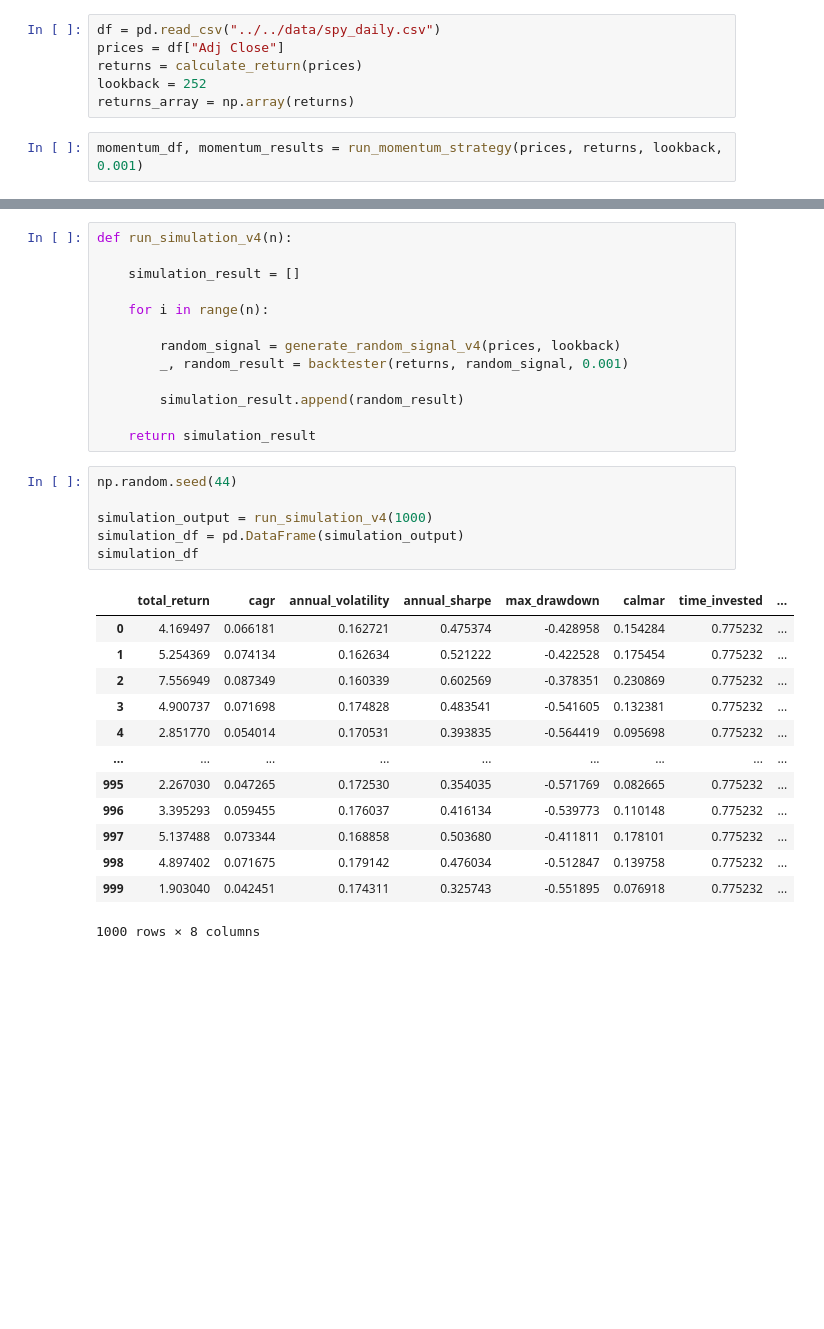
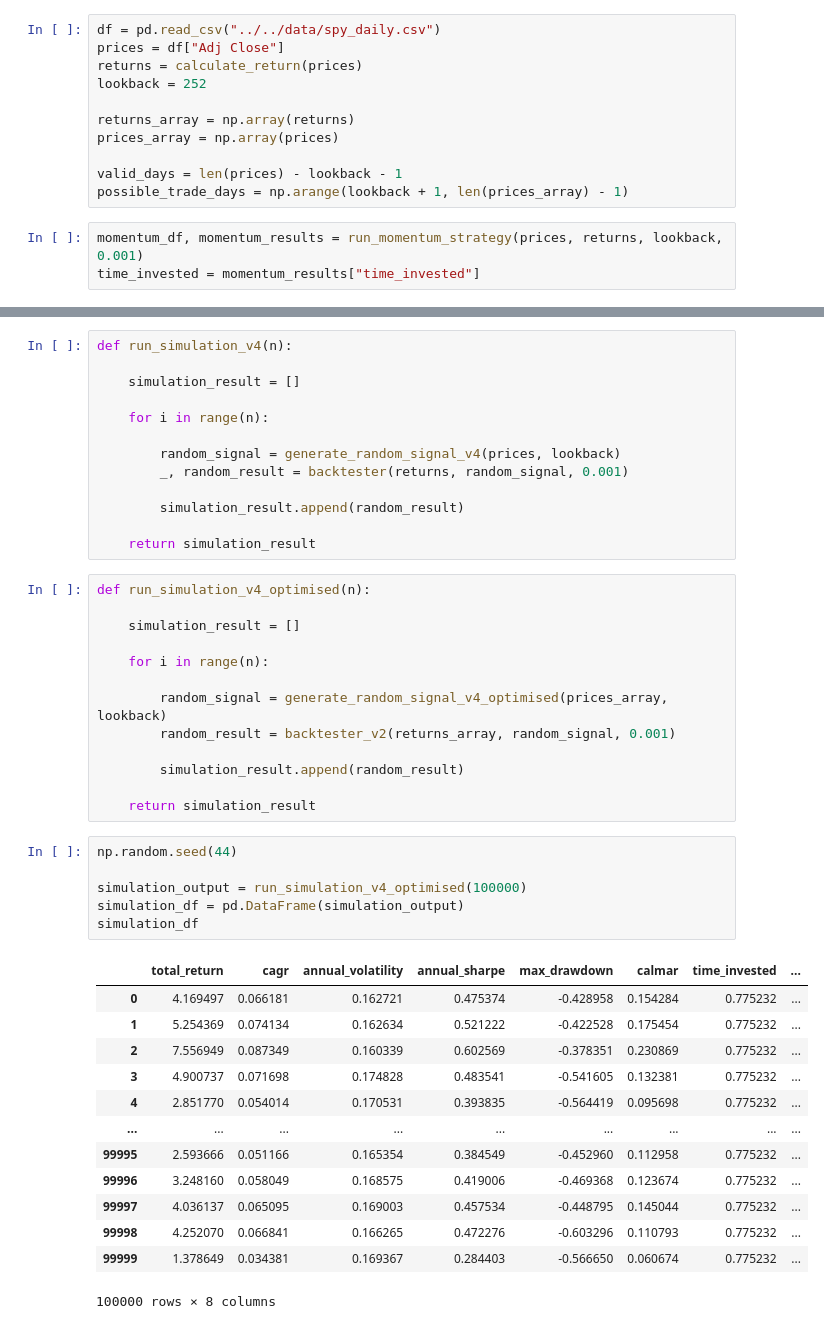
Before and after one commit to adeeb-sarfraz/Momentum-Strategy-Evaluation, a Jupyter notebook: notebooks/random_benchmarks/3.3_exposure_and_trade_count_matched_random.ipynb, the cells around one changed output, grey strips where cells are left out. Drawn from its saved outputs; the diff is of its cells as text; blank space fills up the shorter version.

```diff
--- a/notebooks/random_benchmarks/3.3_exposure_and_trade_count_matched_random.ipynb
+++ b/notebooks/random_benchmarks/3.3_exposure_and_trade_count_matched_random.ipynb
@@ -15,6 +15,12 @@ df = pd.read_csv("../../data/spy_daily.csv")
 prices = df["Adj Close"]
 returns = calculate_return(prices)
 lookback = 252
+
 returns_array = np.array(returns)
+prices_array = np.array(prices)
+
+valid_days = len(prices) - lookback - 1
+possible_trade_days = np.arange(lookback + 1, len(prices_array) - 1)
 # %%
 momentum_df, momentum_results = run_momentum_strategy(prices, returns, lookback, 0.001)
+time_invested = momentum_results["time_invested"]
@@ -91,24 +121,37 @@ def run_simulation_v4(n):
         simulation_result.append(random_result)
 
     return simulation_result
+# %%
+def run_simulation_v4_optimised(n):
+
+    simulation_result = []
+
+    for i in range(n):
+
+        random_signal = generate_random_signal_v4_optimised(prices_array, lookback)
+        random_result = backtester_v2(returns_array, random_signal, 0.001)
+
+        simulation_result.append(random_result)
+
+    return simulation_result
 # %%
 np.random.seed(44)
 
-simulation_output = run_simulation_v4(1000)
+simulation_output = run_simulation_v4_optimised(100000)
 simulation_df = pd.DataFrame(simulation_output)
 simulation_df
 # %% [output]
 |  | total_return | cagr | annual_volatility | annual_sharpe | max_drawdown | calmar | time_invested | ... |
 | 0 | 4.169497 | 0.066181 | 0.162721 | 0.475374 | -0.428958 | 0.154284 | 0.775232 | ... |
 | 1 | 5.254369 | 0.074134 | 0.162634 | 0.521222 | -0.422528 | 0.175454 | 0.775232 | ... |
 | 2 | 7.556949 | 0.087349 | 0.160339 | 0.602569 | -0.378351 | 0.230869 | 0.775232 | ... |
 | 3 | 4.900737 | 0.071698 | 0.174828 | 0.483541 | -0.541605 | 0.132381 | 0.775232 | ... |
 | 4 | 2.851770 | 0.054014 | 0.170531 | 0.393835 | -0.564419 | 0.095698 | 0.775232 | ... |
 | ... | ... | ... | ... | ... | ... | ... | ... | ... |
-| 995 | 2.267030 | 0.047265 | 0.172530 | 0.354035 | -0.571769 | 0.082665 | 0.775232 | ... |
-| 996 | 3.395293 | 0.059455 | 0.176037 | 0.416134 | -0.539773 | 0.110148 | 0.775232 | ... |
-| 997 | 5.137488 | 0.073344 | 0.168858 | 0.503680 | -0.411811 | 0.178101 | 0.775232 | ... |
-| 998 | 4.897402 | 0.071675 | 0.179142 | 0.476034 | -0.512847 | 0.139758 | 0.775232 | ... |
-| 999 | 1.903040 | 0.042451 | 0.174311 | 0.325743 | -0.551895 | 0.076918 | 0.775232 | ... |
+| 99995 | 2.593666 | 0.051166 | 0.165354 | 0.384549 | -0.452960 | 0.112958 | 0.775232 | ... |
+| 99996 | 3.248160 | 0.058049 | 0.168575 | 0.419006 | -0.469368 | 0.123674 | 0.775232 | ... |
+| 99997 | 4.036137 | 0.065095 | 0.169003 | 0.457534 | -0.448795 | 0.145044 | 0.775232 | ... |
+| 99998 | 4.252070 | 0.066841 | 0.166265 | 0.472276 | -0.603296 | 0.110793 | 0.775232 | ... |
+| 99999 | 1.378649 | 0.034381 | 0.169367 | 0.284403 | -0.566650 | 0.060674 | 0.775232 | ... |
-1000 rows × 8 columns
+100000 rows × 8 columns
 # %%
```
Also changed, not shown: parts of 4 cells of this notebook, 15 other files.
